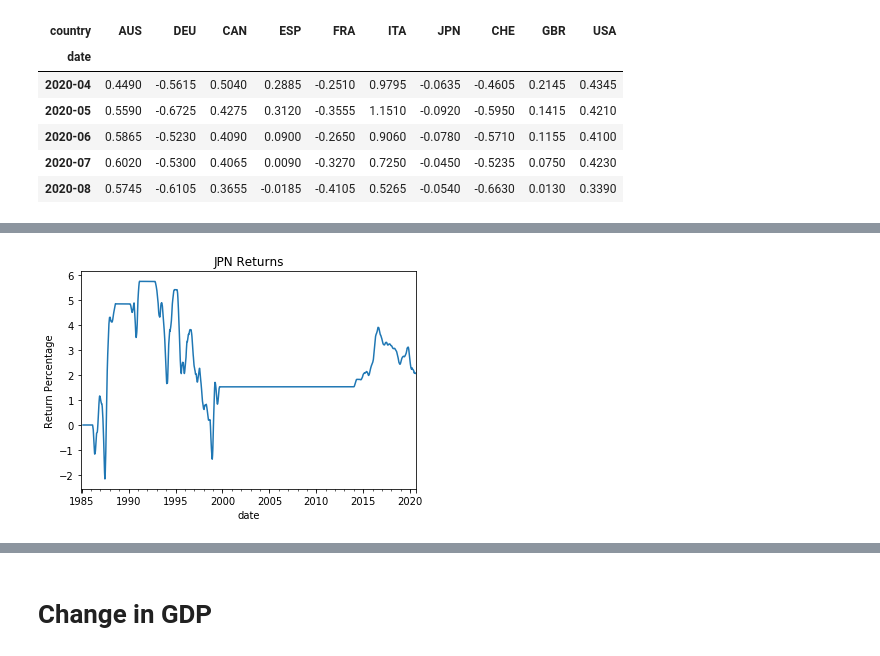
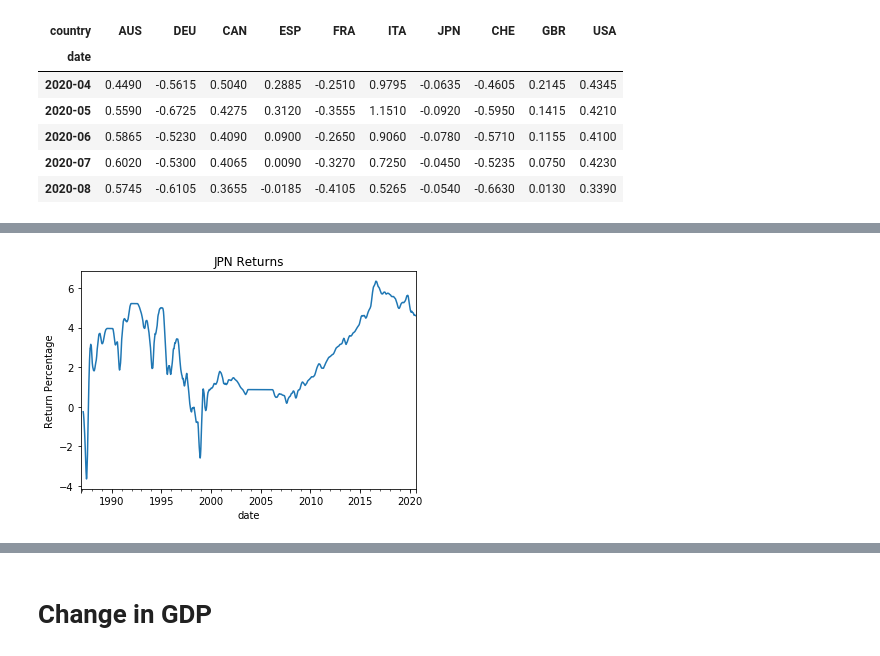
Before and after one commit to Mike-Huntress/Internship2020, a Jupyter notebook: SampleSignal/Project Indicators.ipynb, the cells around one changed output, grey strips where cells are left out. Saved outputs shown, nothing was run; the diff lists cells and outputs as text; code cells hidden in the pictures.

```diff
--- a/SampleSignal/Project Indicators.ipynb
+++ b/SampleSignal/Project Indicators.ipynb
@@ -15,10 +15,15 @@ rf_rates = dl.pull('RFrates').divide(100)
 daily_rf_rates = (rf_rates + 1).pow(1/261)-1
 daily_rf_rates = daily_rf_rates.resample('B').ffill()
 
+monthly_rf_rates = (rf_rates + 1).pow(1/12)-1
+
 rf_rate_matrix = pd.DataFrame(0, index=bond_return_index.index,
+                              columns=bond_return_index.columns)
+rf_rate_matrix_monthly = pd.DataFrame(0, index=monthly_rf_rates.index,
                               columns=bond_return_index.columns)
 for country in country_codes:
     rf_rate_matrix[country] = daily_rf_rates
+    rf_rate_matrix_monthly[country] = monthly_rf_rates
 # %% [markdown]
 # Helper Functions
 # %% [markdown]
@@ -26,8 +31,8 @@ for country in country_codes:
 # %%
 def pnl_curve(signals):
     daily_signals = signals.resample("B").ffill()
-    #long_signals = pd.DataFrame(1, index=daily_signals.index,
-                               #columns=daily_signals.columns)
+    long_signals = pd.DataFrame(1, index=daily_signals.index,
+                               columns=daily_signals.columns)
 
     bond_daily_returns = bond_return_index.pct_change() - rf_rate_matrix
     lagged_returns = bond_daily_returns.shift(-1)
@@ -36,9 +41,9 @@ def pnl_curve(signals):
     cum_sig_returns = (1+sig_returns).cumprod()
     sig_pct = (cum_sig_returns-1)*100
 
-    #long_returns = (lagged_returns * long_signals)
-    #cum_long_returns = (1+long_returns).cumprod()
-    #long_pct = (cum_long_returns-1)*100
+    long_returns = (lagged_returns * long_signals)
+    cum_long_returns = (1+long_returns).cumprod()
+    long_pct = (cum_long_returns-1)*100
 
     for country in country_codes:
         sig_pct[country].dropna().rolling(60).mean().plot()
@@ -121,8 +146,12 @@ As discussed above, relative curve heights are important when determining opport
 # %%
+# Take 7-year global average
 global_avgs = curve_height.mean(axis=1)
-CH_sma_5Y = global_avgs.rolling(60).mean()
+CH_sma_7Y = global_avgs.rolling(84).mean()
 
-relative_CH = curve_height.sub(CH_sma_5Y,axis=0)
+# Subtract from each value
+relative_CH = curve_height.sub(CH_sma_7Y,axis=0)
+
+# Standardize in relation to a country's history over time
 standardized_CH = (relative_CH-relative_CH.mean())/relative_CH.std()
 standardized_CH.tail()
 # %% [output]
@@ -166,6 +234,6 @@ OVERALL    0.473952
 dtype: float64
 # %%
 CH_signals = standardized_CH.divide(4).clip(-1,1)
-CH_signals[np.abs(CH_signals) < .25] = 0
+CH_signals[np.abs(CH_signals) < .1] = 0
 pnl_curve(CH_signals)
 # %% [output]
@@ -178 +246 @@ pnl_curve(CH_signals)
-[figure, old version]
+[figure, new version]
```
Also changed, not shown: parts of 37 cells of this notebook, 1 other file.
